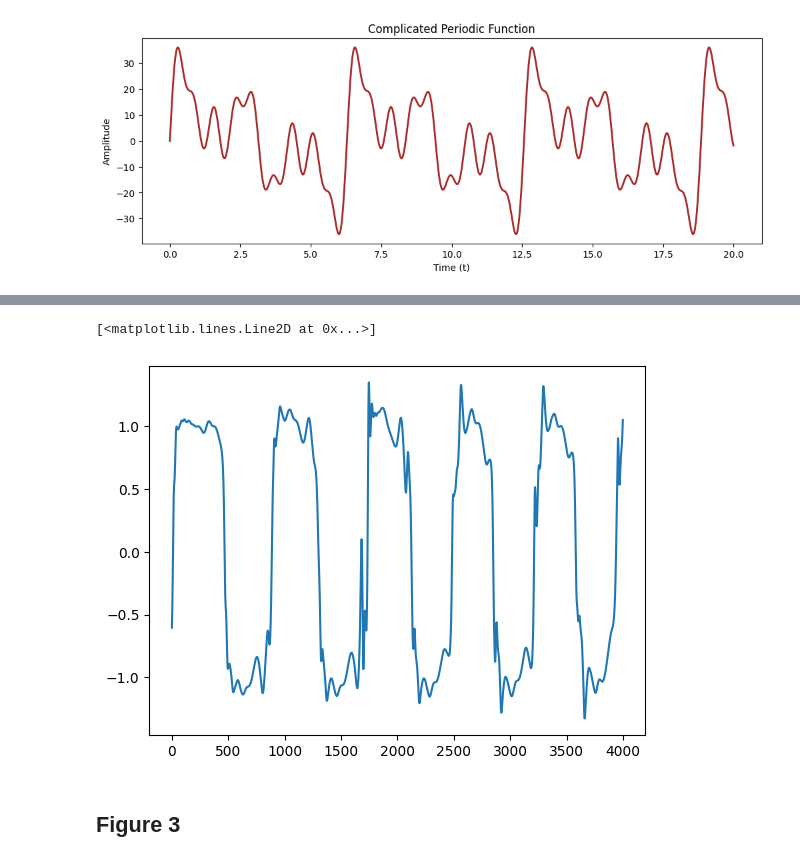
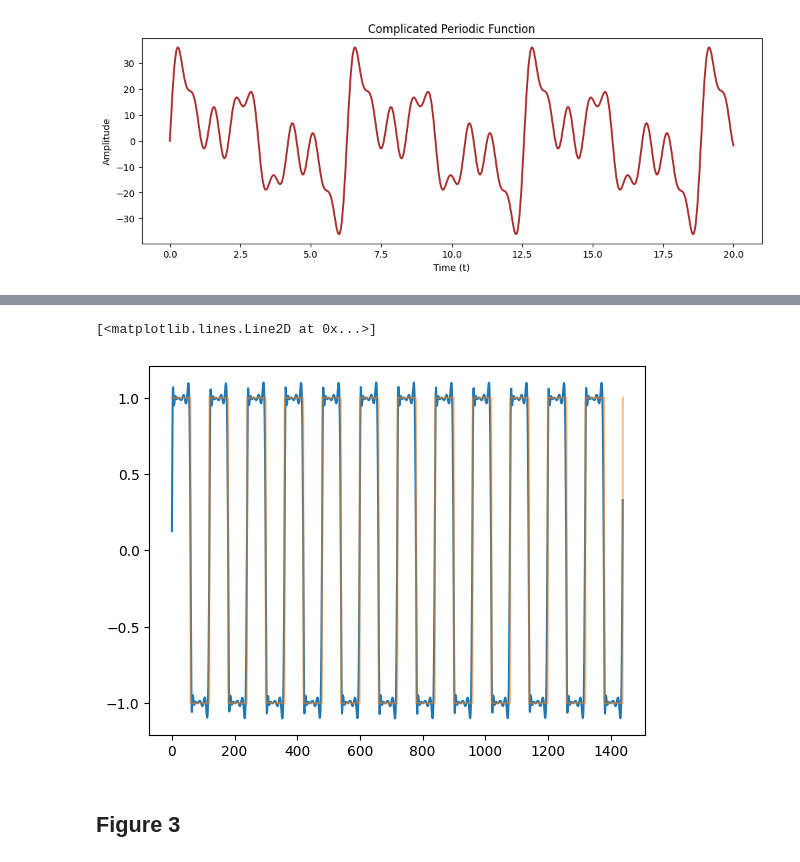
Before and after one commit to CEBangu/MOD_201, a Jupyter notebook: MOD201 final_report/final_report.ipynb, the cells around one changed output, grey strips where cells are left out. Cells and saved outputs as stored; diff of their text form; code cells hidden in the pictures.

```diff
--- a/MOD201 final_report/final_report.ipynb
+++ b/MOD201 final_report/final_report.ipynb
@@ -493,23 +503,0 @@ comp_periodic, _, _ = e_net.spontaneus_activity(1440)
-# %%
-# Define the time array
-t = np.linspace(0, 25.1, 4000)
-
-# Define the square wave function using Fourier series
-def square_wave(t, terms=10):
-    result = np.zeros_like(t)
-    for k in range(1, 2 * terms, 2):
-        result += (4 / (np.pi * k)) * np.sin(k * t)
-    return result
-
-# Generate the square wave data
-sqr_wave = square_wave(t, terms=16)  # Use 16 terms for a better approximation
-
-# Create the plot
-fig, ax = plt.subplots(figsize=(12, 4))
-
-# Plot the waveform
-ax.plot(t, sqr_wave, color='brown', linewidth=2)
-
-
-# Show the plot
-plt.show()
@@ -517,0 +532,6 @@ plt.show()
+# %%
+def square_wave(t):
+    freq = 1/120
+    return signal.square(2*np.pi*freq*t)
+
+plt.plot(time,square_wave(time))
@@ -518,12 +541,13 @@ plt.show()
 # %%
-g_net = GenNetv2(1000, M, 1.0, 1.5, 0.1, 0.1)
-g_net.spontaneus_activity(4000)
-g_net.train(sqr_wave, 4000, 2)
-activity, _, _ = g_net.spontaneus_activity(4000)
+g_net = GenNetv2(1000, 1.0, 1.5, 0.1, 0.1)
+g_net.spontaneus_activity(1440)
+g_net.train(square_wave(time), 1440, 2)
+activity, _, _, _, _ = g_net.spontaneus_activity(1440)
 # %%
 plt.plot(activity)
+plt.plot(square_wave(time), alpha=0.5)
 # %% [output]
 [<matplotlib.lines.Line2D at 0x...>]
-[figure, old version]
+[figure, new version]
 # %% [markdown]
 ## Figure 3
```
Also changed, not shown: parts of 33 cells of this notebook.
